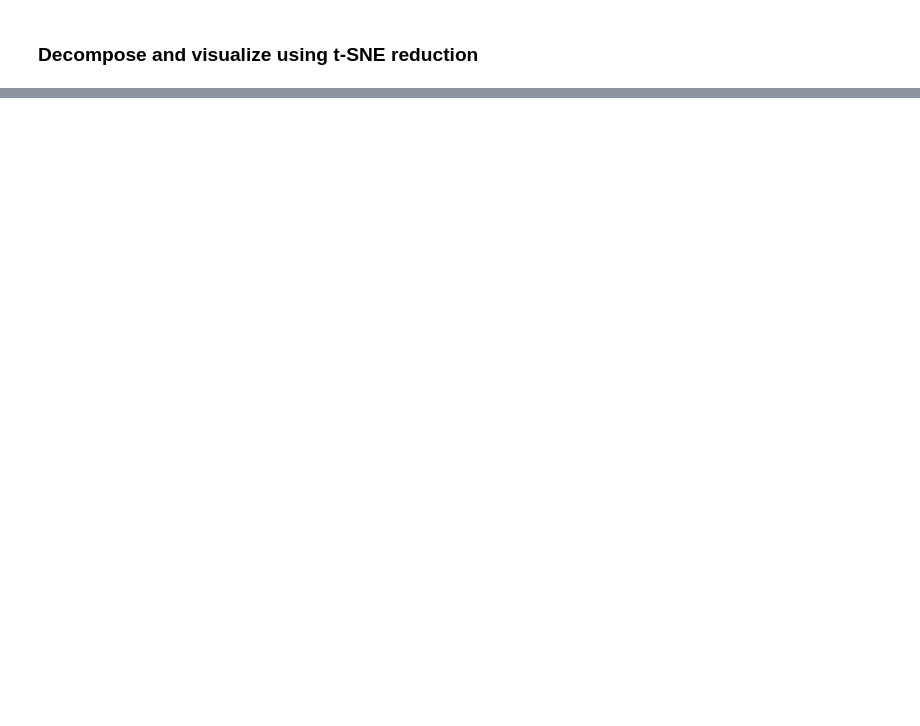
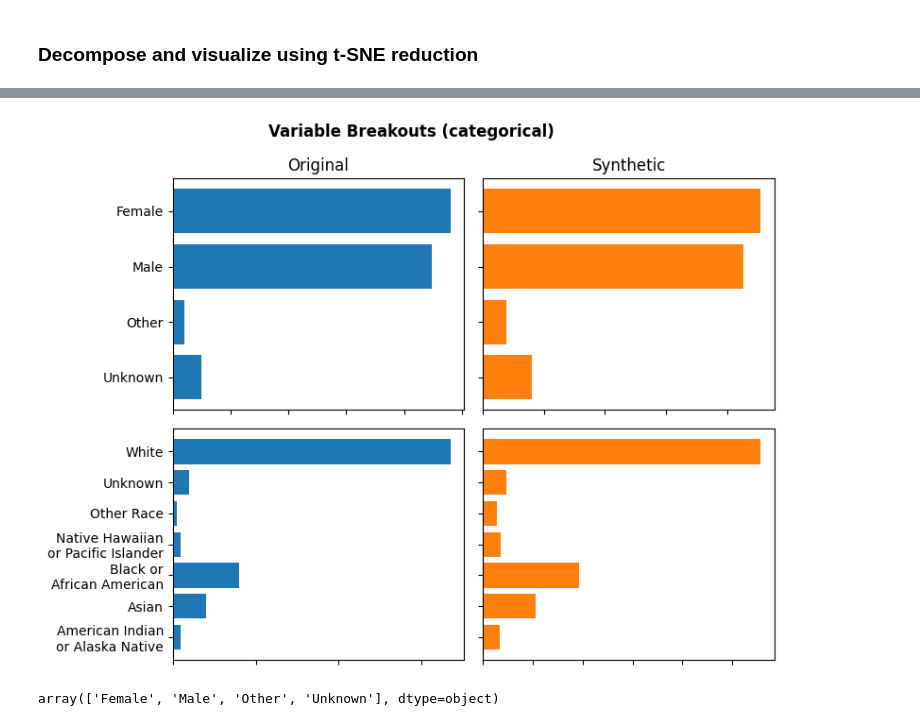
Before and after one commit to tjurjevich/synthetic_patient_generation, a Jupyter notebook: notebooks/testing.ipynb, the cells around one changed output, grey strips where cells are left out. Saved outputs shown, nothing was run; the diff lists cells and outputs as text; code cells hidden in the pictures; blank space fills up the shorter version.

```diff
--- a/notebooks/testing.ipynb
+++ b/notebooks/testing.ipynb
@@ -214,0 +253,34 @@ fig.savefig('./documentation/data_comparison_plot.png');
+# %%
+fig, axs = plt.subplots(2, 2, figsize = (8,6))
+
+axs[0,0].set_title("Original");
+axs[0,1].set_title("Synthetic");
+
+
+# patient_gender
+original_gender_plt_data = original_data.group_by("patient_gender").agg(pl.len()).sort("patient_gender", descending=True).to_numpy()
+new_gender_plt_data = new_data.group_by("patient_gender").agg(pl.len()).sort("patient_gender", descending=True).to_numpy()
+axs[0,0].barh(y = original_gender_plt_data[:,0], width = original_gender_plt_data[:,1], color = 'tab:blue');
+axs[0,1].barh(y = new_gender_plt_data[:,0], width = new_gender_plt_data[:,1], color = 'tab:orange');
+axs[0,0].set_xticklabels([]);
+axs[0,1].set_xticklabels([]);
+axs[0,1].set_yticklabels([]);
+
+# patient_race
+original_race_plt_data = original_data.group_by("patient_race").agg(pl.len()).sort("patient_race").to_numpy()
+new_race_plt_data = new_data.group_by("patient_race").agg(pl.len()).sort("patient_race").to_numpy()
+axs[1,0].barh(y = ["American Indian\nor Alaska Native","Asian","Black or\nAfrican American","Native Hawaiian\nor Pacific Islander","Other Race","Unknown","White"], width = original_race_plt_data[:,1], color = 'tab:blue');
+axs[1,1].barh(y = ["American Indian\nor Alaska Native","Asian","Black or\nAfrican American","Native Hawaiian\nor Pacific Islander","Other Race","Unknown","White"], width = new_race_plt_data[:,1], color = 'tab:orange');
+axs[1,0].set_xticklabels([]);
+axs[1,1].set_xticklabels([]);
+axs[1,1].set_yticklabels([]);
+
+fig.suptitle("Variable Breakouts (categorical)", fontweight = 'bold');
+fig.tight_layout();
+fig.savefig('./documentation/categorical_col_distributions.png');
+# %% [output]
+[figure, added]
+# %%
+original_data.group_by("patient_gender").agg(pl.len()).sort("patient_gender").to_numpy()[:,0]
+# %% [output]
+array(['Female', 'Male', 'Other', 'Unknown'], dtype=object)
```
Also changed, not shown: parts of 9 cells of this notebook, 3 other files.
